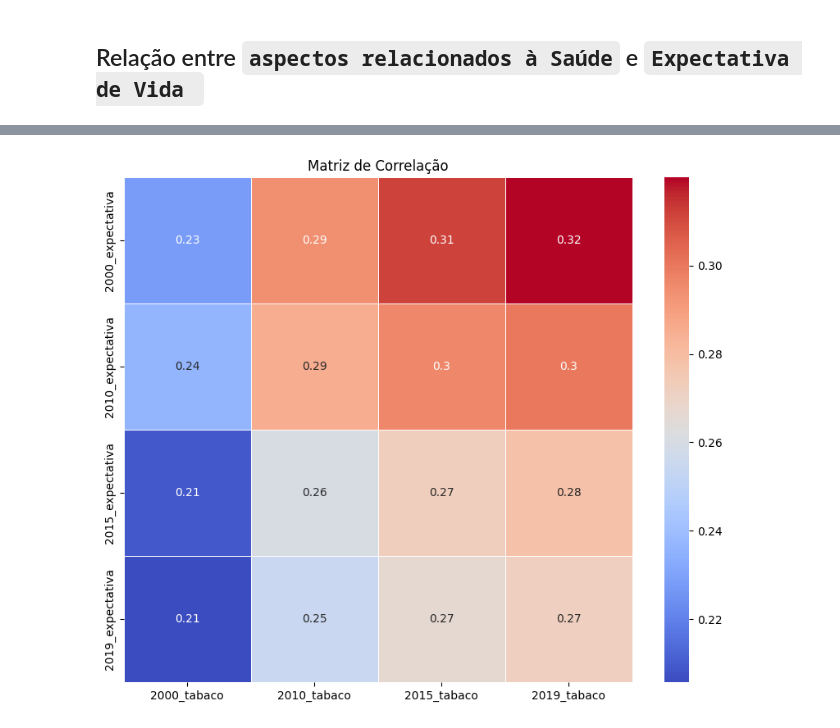
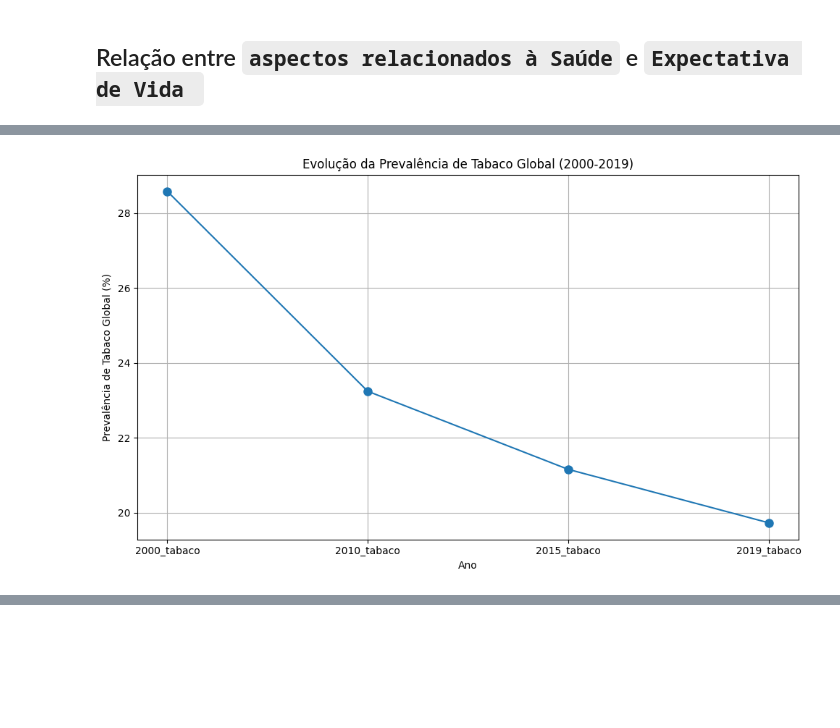
Before and after one commit to marcelomrad/Trabalho_Final_ICD, a Jupyter notebook: analise_saude.ipynb, the cells around one changed output, grey strips where cells are left out. Cells and saved outputs as stored; diff of their text form; code cells hidden in the pictures; blank space fills up the shorter version.

```diff
--- a/analise_saude.ipynb
+++ b/analise_saude.ipynb
@@ -95,3 +118,18 @@ df_tabaco.head()
+# %%
+# Calcular a média global da prevalência de tabaco ao longo dos anos
+global_prevalence = df_tabaco[['2000_tabaco', '2010_tabaco', '2015_tabaco', '2019_tabaco']].mean()
+
+# Plotar o gráfico de linha
+plt.figure(figsize=(10, 6))
+plt.plot(global_prevalence.index, global_prevalence.values, marker='o', linestyle='-', markersize=8)
+plt.xlabel('Ano')
+plt.ylabel('Prevalência de Tabaco Global (%)')
+plt.title('Evolução da Prevalência de Tabaco Global (2000-2019)')
+plt.grid(True)
+plt.tight_layout()
+plt.show()
+# %% [output]
+[figure, added]
 # %%
 # Realizar a junção dos DataFrames utilizando as colunas-chave 'Country', 'ParentLocation' e 'Dim1'
 df_exp_nasc_e_tabaco = df_tabaco.merge(df_expectativa_ao_nascer, on=['Country', 'ParentLocation', 'Dim1'], how='inner')
@@ -108,37 +146,3 @@ df_exp_nasc_e_tabaco.head()
 | 5 | Estimate of current tobacco use p... | Africa | Botswana | Both sexes | 33.2 | 24.8 | 21.7 | 19.8 | ... |
 | 7 | Estimate of current tobacco use p... | Africa | Burkina Faso | Both sexes | 29.8 | 20.5 | 17.0 | 14.9 | ... |
 | 9 | Estimate of current tobacco use p... | Africa | Burundi | Both sexes | 24.0 | 16.6 | 13.9 | 12.2 | ... |
-# %%
-# Remover as colunas 'Indicator_x' e 'ParentLocation'
-df_exp_nasc_e_tabaco = df_exp_nasc_e_tabaco.drop(columns=['Indicator_x', 'ParentLocation', 'Country', 'Dim1'])
-
-# Criar a matriz de correlação
-correlation_matrix = df_exp_nasc_e_tabaco.corr()
-
-# Colunas a serem mantidas
-columns_to_keep = ['2000_tabaco', '2010_tabaco', '2015_tabaco', '2019_tabaco']
-
-# Manter apenas as colunas desejadas
-correlation_matrix = correlation_matrix[columns_to_keep]
-
-# Linhas a serem removidas
-rows_to_remove = ['2000_tabaco', '2010_tabaco', '2015_tabaco', '2019_tabaco']
-
-# Remover as linhas indesejadas
-correlation_matrix = correlation_matrix.drop(rows_to_remove)
-
-
-
-# Configurar a figura
-plt.figure(figsize=(10, 8))
-
-# Plotar um mapa de calor da matriz de correlação
-sns.heatmap(correlation_matrix, annot=True, cmap='coolwarm', linewidths=.5)
-
-# Definir o título do gráfico
-plt.title('Matriz de Correlação')
-
-# Mostrar o gráfico
-plt.show()
-# %% [output]
-[figure, removed]
```
Also changed, not shown: parts of 11 cells of this notebook.
